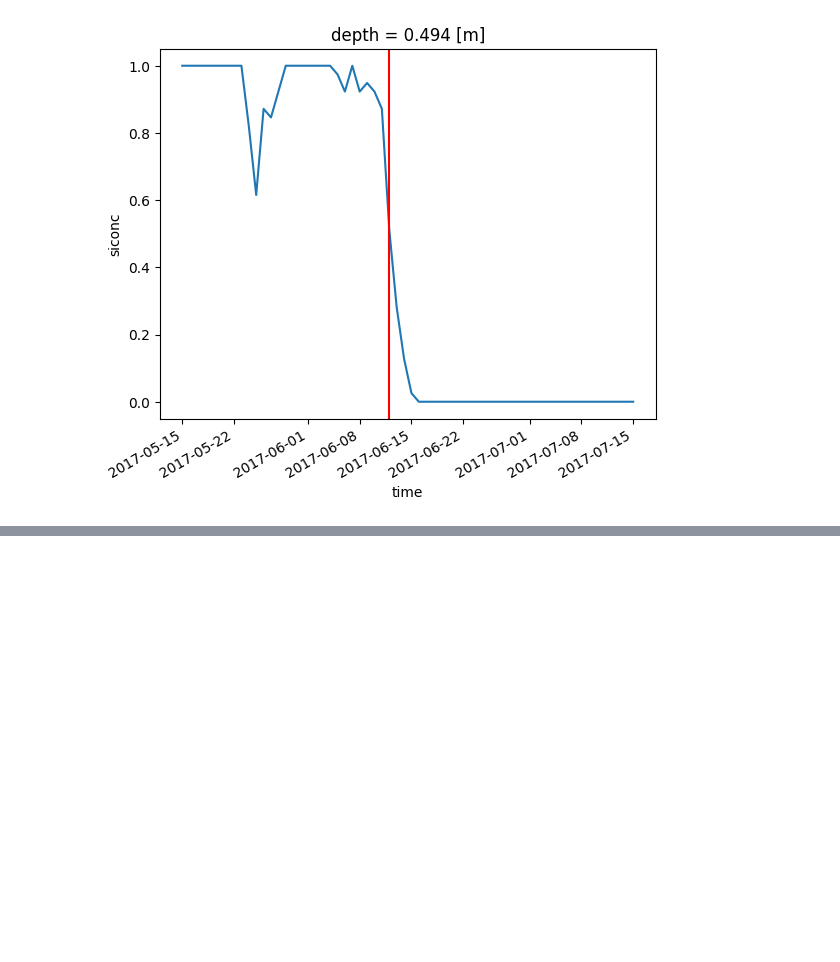
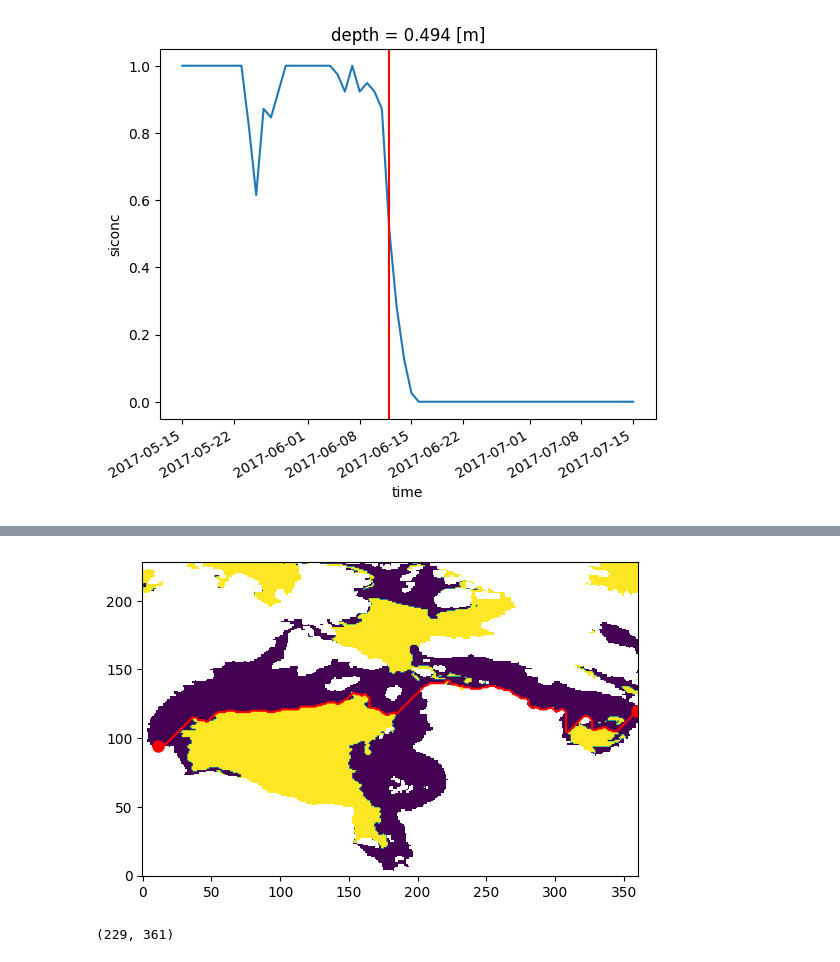
Before and after one commit to zach-gousseau/Quadtree-MPNNLSTM, a Jupyter notebook: ports.ipynb, the cells around one changed output, grey strips where cells are left out. Cells and saved outputs as stored; diff of their text form; code cells hidden in the pictures; blank space fills up the shorter version.

```diff
--- a/ports.ipynb
+++ b/ports.ipynb
@@ -211,0 +383,22 @@ for year in range(2010, 2018):
+# %%
+port = 'churchill'
+lat = float(ds.sel(latitude=ports[port][0], longitude=ports[port][1], method='nearest').coords['latitude'].values)
+lon = float(ds.sel(latitude=ports[port][0], longitude=ports[port][1], method='nearest').coords['longitude'].values)
+lat_i, lon_i = np.argwhere(ds.latitude.values==lat)[0][0], np.argwhere(ds.longitude.values==lon)[0][0]
+
+maze = ds.sel(time=datetime.datetime(2016, 6, 29)).fillna(0).where(~mask).fillna(1).siconc.values > 0.15
+
+start = (120, 360)
+end = (lat_i+1, lon_i+1)
+
+plt.imshow(np.where(~mask, maze, np.nan))
+plt.scatter(*start[::-1], marker='o', c='r', s=64)
+plt.scatter(*end[::-1], marker='o', c='r', s=64)
+
+path = astar(maze, start, end)
+
+plt.plot(*path.T[::-1], c='r')
+plt.gca().invert_yaxis()
+plt.show()
+# %% [output]
+[figure, added]
@@ -212 +423,5 @@ for year in range(2010, 2018):
+# %%
+mask.shape
+# %% [output]
+(229, 361)
 # %%
```
Also changed, not shown: parts of 11 cells of this notebook, 8 other files.
